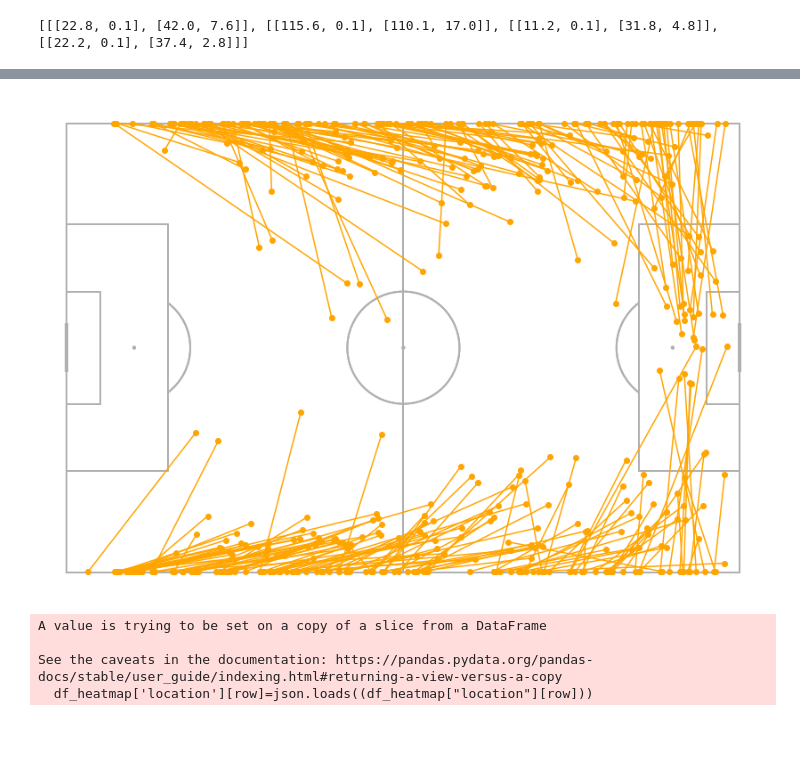
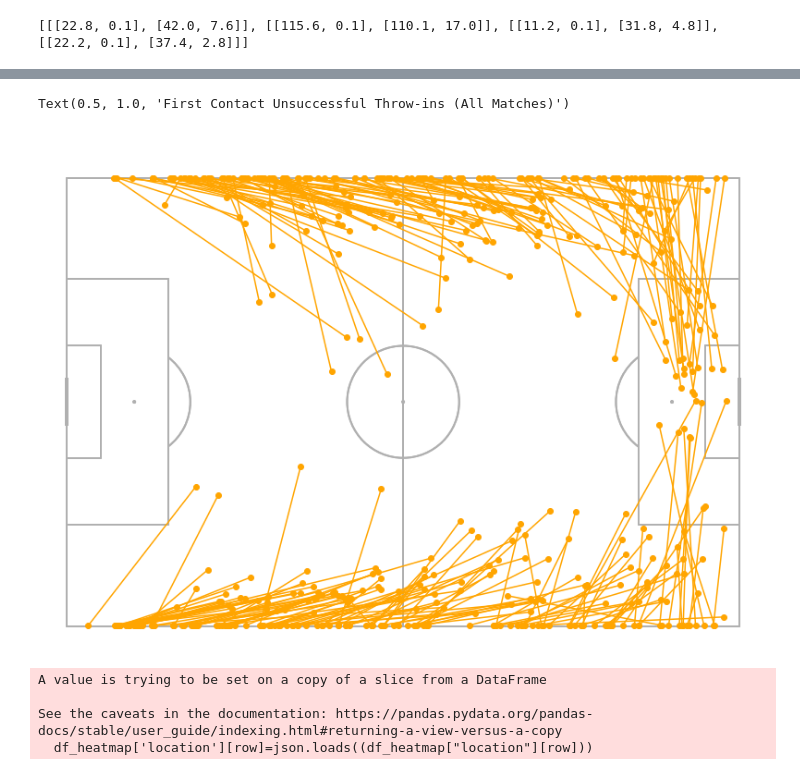
Before and after one commit to ryaa2020/Throw-ins-Gain-the-Upper-Hand, a Jupyter notebook: firstContact/firstContact.ipynb, the cells around one changed output, grey strips where cells are left out. Drawn from its saved outputs; the diff is of its cells as text; code cells hidden in the pictures; blank space fills up the shorter version.

```diff
--- a/firstContact/firstContact.ipynb
+++ b/firstContact/firstContact.ipynb
@@ -254,26 +272,30 @@ print(no_firstContact)
 # %%
-# graphing unsucessful first contact throw ins
+# graphing unsuccessful first contact throw ins
 
 ## set up pitch
 p = Pitch(pitch_type='statsbomb')
 fig, ax = p.draw(figsize=(12,8))
 
 #Draw the pitch on the ax figure as well as invert the axis for this specific pitch
 p.draw(ax=ax)
 plt.gca().invert_yaxis()
 
 # for loc in no_firstContact:
 #     p.scatter(loc[0][0], loc[0][1], c='orange', s=80, ec='k', ax=ax)
 
 for loc in no_firstContact:
     p.plot((loc[0][0], loc[1][0]), (loc[0][1], loc[1][1]), color='orange', ax=ax)
     p.scatter((loc[0][0], loc[1][0]), (loc[0][1], loc[1][1]), color='orange', ax=ax)
 
 # for start_loc, end_loc in zip(start_location_list, end_location_list):
 #     p.plot((start_loc[0], end_loc[0]), (start_loc[1], end_loc[1]), color='orange', ax=ax)
 #     p.scatter((start_loc[0], end_loc[0]), (start_loc[1], end_loc[1]), color='orange', ax=ax)
+
+
+plt.title('First Contact Unsuccessful Throw-ins (All Matches)',color='white',size=20)
 # %% [output]
+Text(0.5, 1.0, 'First Contact Unsuccessful Throw-ins (All Matches)')
-[figure, old version]
+[figure, new version]
 # %%
 df_heatmap = df_allData.loc[df_allData['pass_type'] == 'Throw-in']
 
```
Also changed, not shown: parts of 12 cells of this notebook, 2 other files.
